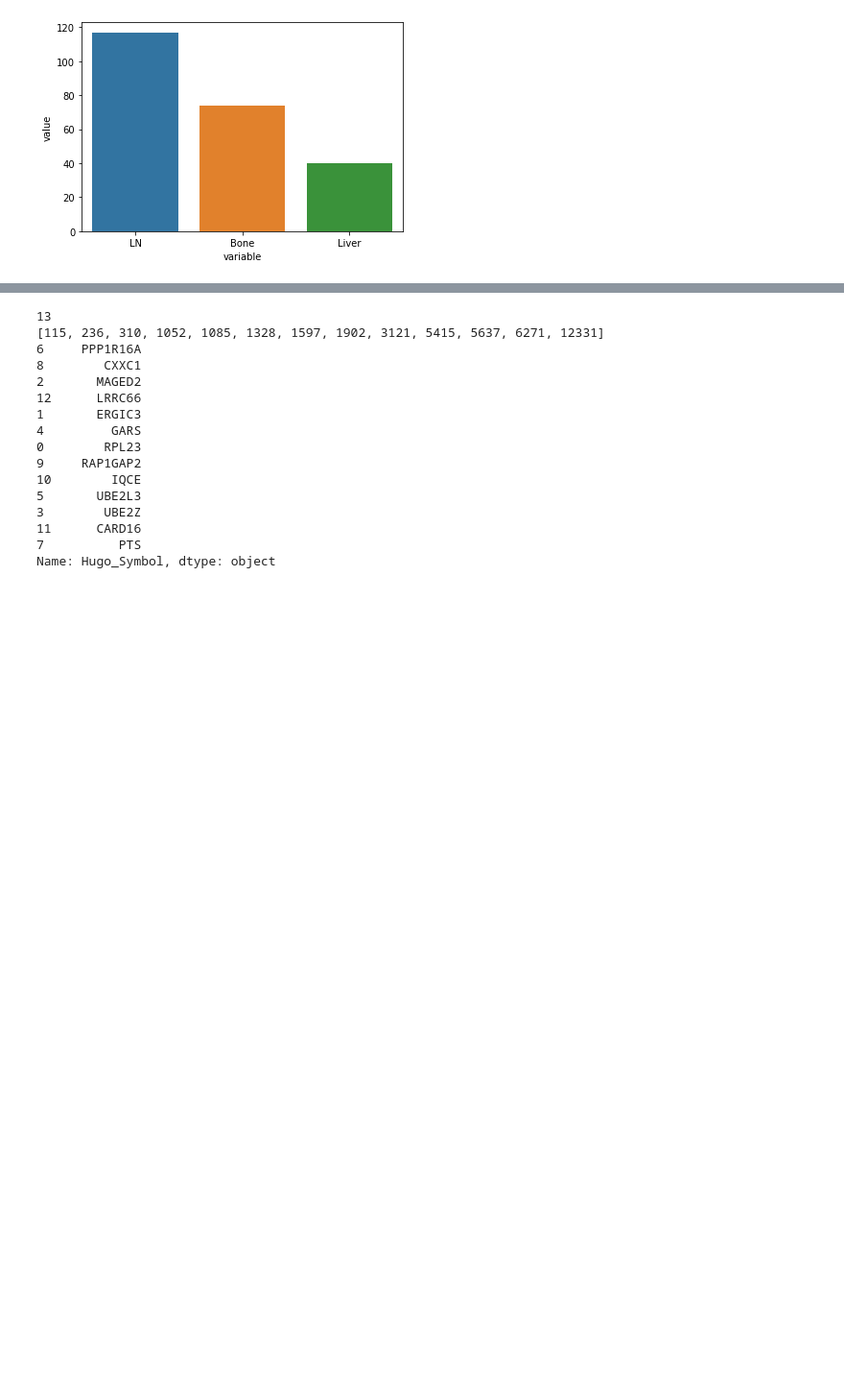
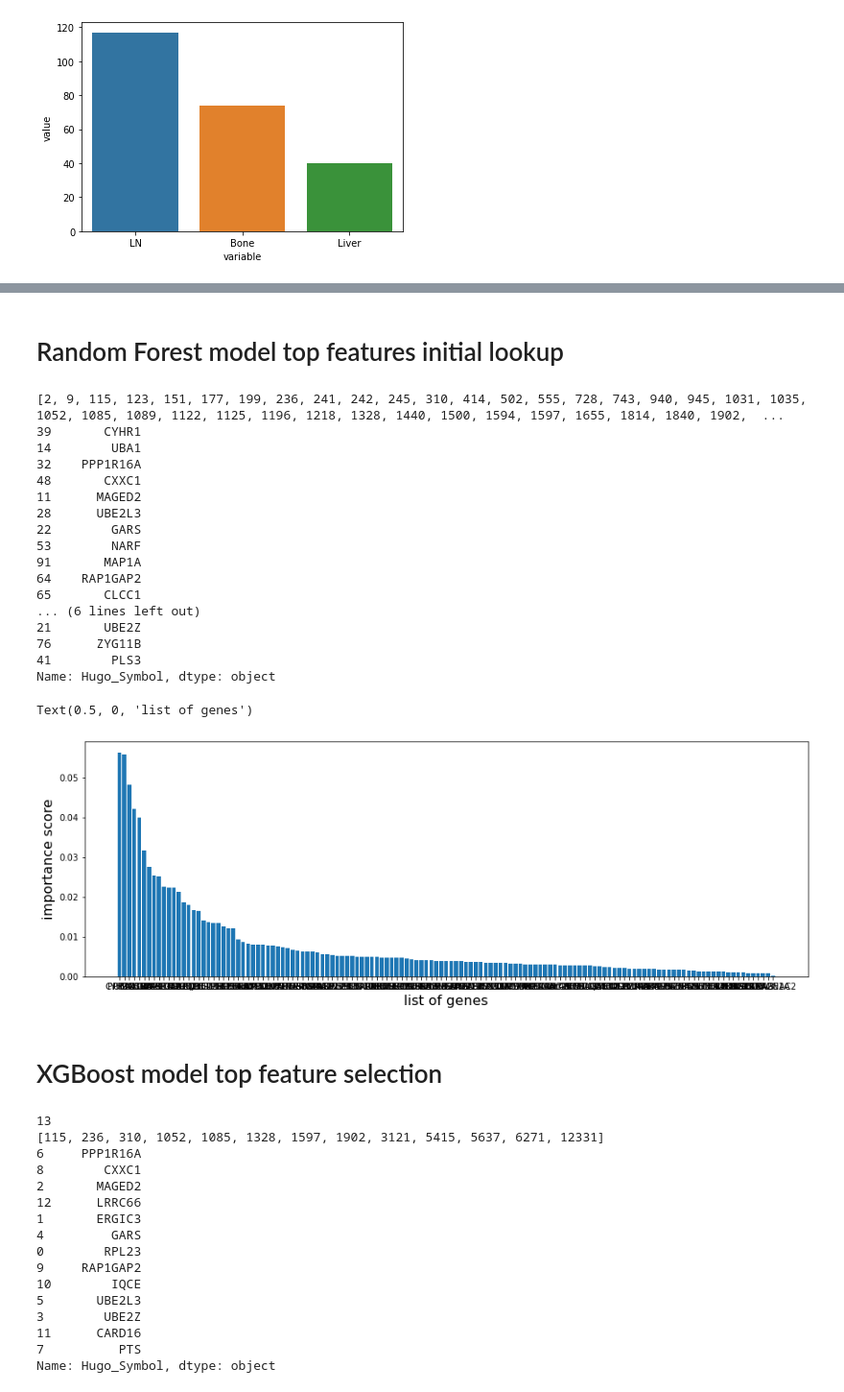
Before and after one commit to zcablii/Master_cancer_project, a Jupyter notebook: network&XGBoost.ipynb, the cells around one changed output, grey strips where cells are left out. Shown: that part at 96% size. Saved outputs shown, nothing was run; the diff lists cells and outputs as text; code cells hidden in the pictures; blank space fills up the shorter version.

```diff
--- a/network&XGBoost.ipynb
+++ b/network&XGBoost.ipynb
@@ -298,10 +299,10 @@ Community overlapping table
 ### prepare data
 # %%
 # with data balance
-filterd_data = 'C:\\Users\\bird\Desktop\\cancer_project_github\\cancer_data\\filtered_133_genes_data.csv'
-network_features = 'C:\\Users\\bird\Desktop\\cancer_project_github\\cancer_data\\patient_net_features.csv'
+filterd_data = './cancer_data/filtered_133_genes_data.csv'
+network_features = './cancer_data/patient_net_features.csv'
 
-features_df = pd.read_csv(network_features)
+# features_df = pd.read_csv(network_features)
 
 def get_class_distribution(obj):
         count_dict = {
@@ -467,3 +438,72 @@ list(X.columns)
+# %% [markdown]
+# Random Forest model top features initial lookup
+# %%
+
+
+genes_df = pd.read_csv(filterd_data)
+
+model = RandomForestClassifier()
+model.fit(X, y)
+# get importance
+importance = model.feature_importances_
+
+# trace_list = list(range(len(importance)))
+# genes_df = pd.DataFrame({'index':trace_list,'importance':importance})
+# # print(genes_df)
+# genes_df = genes_df.sort_values(by='importance',axis=0,ascending=[False])
+# sorted_index_by_importance = list(genes_df['index'])
+# sorted_index_by_importance
+
+id_symbol_lookup_df = pd.read_csv(id_symbol_lookup_file)
+top_genes = []
+top_gene_importance = []
+for i in range(len(genes_df)):
+    top_genes.append(genes_df['ID'][i])
+    top_gene_importance.append(importance[i])
+
+print(top_genes)
+# id_symbol_lookup_df
+# print(list(id_symbol_lookup_df['ID']))
+# print(list(id_symbol_lookup_df['Hugo_Symbol']))
+ids = list(id_symbol_lookup_df['ID'])
+symbols = list(id_symbol_lookup_df['Hugo_Symbol'])
+top_genes_symbol = []
+for i in top_genes:
+    top_genes_symbol.append(symbols[i])
+
+top_genes_df = pd.DataFrame({'Hugo_Symbol':top_genes_symbol,'importance':top_gene_importance})
+
+top_genes_df = top_genes_df.sort_values(by='importance',axis=0,ascending=[False])
+
+print(top_genes_df['Hugo_Symbol'][:20])
+
+# print(top_gene_importance)
+plt.figure(figsize=(15,5))
+plt.bar(top_genes_df['Hugo_Symbol'], top_genes_df['importance'])
+plt.ylabel('importance score', fontsize=16)
+plt.xlabel('list of genes', fontsize=16)
+# %% [output]
+[2, 9, 115, 123, 151, 177, 199, 236, 241, 242, 245, 310, 414, 502, 555, 728, 743, 940, 945, 1031, 1035, 1052, 1085, 1089, 1122, 1125, 1196, 1218, 1328, 1440, 1500, 1594, 1597, 1655, 1814, 1840, 1902,  ...
+39       CYHR1
+14        UBA1
+32    PPP1R16A
+48       CXXC1
+11      MAGED2
+28      UBE2L3
+22        GARS
+53        NARF
+91       MAP1A
+64    RAP1GAP2
+65       CLCC1
+... (6 lines left out)
+21       UBE2Z
+76      ZYG11B
+41        PLS3
+Name: Hugo_Symbol, dtype: object
+Text(0.5, 0, 'list of genes')
+[figure, added]
+# %% [markdown]
+# XGBoost model top feature selection
 # %%
 gene_taken_off_sequence = [41, 88, 95, 34, 81, 82, 65, 62, 100, 104, 115, 29, 113, 91, 37, 56, 116, 17, 18, 60, 102, 78, 122, 121, 73, 105, 50, 98, 45, 119, 92, 84, 14, 15, 130, 101, 128, 126, 125, 127, 51, 103, 124, 26, 59, 42, 77, 8, 6, 35, 111, 90, 19, 38, 97, 58, 112, 23, 55, 47, 72, 114, 89, 54, 106, 1, 117, 20, 25, 131, 9, 3, 108, 79, 43, 110, 86, 39, 5, 24, 52, 30, 109, 53, 10, 87, 27, 132, 67, 44, 94, 75, 49, 13, 76, 74, 40, 46, 63, 68, 123, 12, 31, 33, 71, 118, 93, 4, 80, 96, 83, 85, 129, 0, 16, 107, 99, 61, 70, 57, 64, 69, 7, 28, 2, 66, 36, 120, 21, 22]
 len(gene_taken_off_sequence)
```
Also changed, not shown: parts of 13 cells of this notebook.
